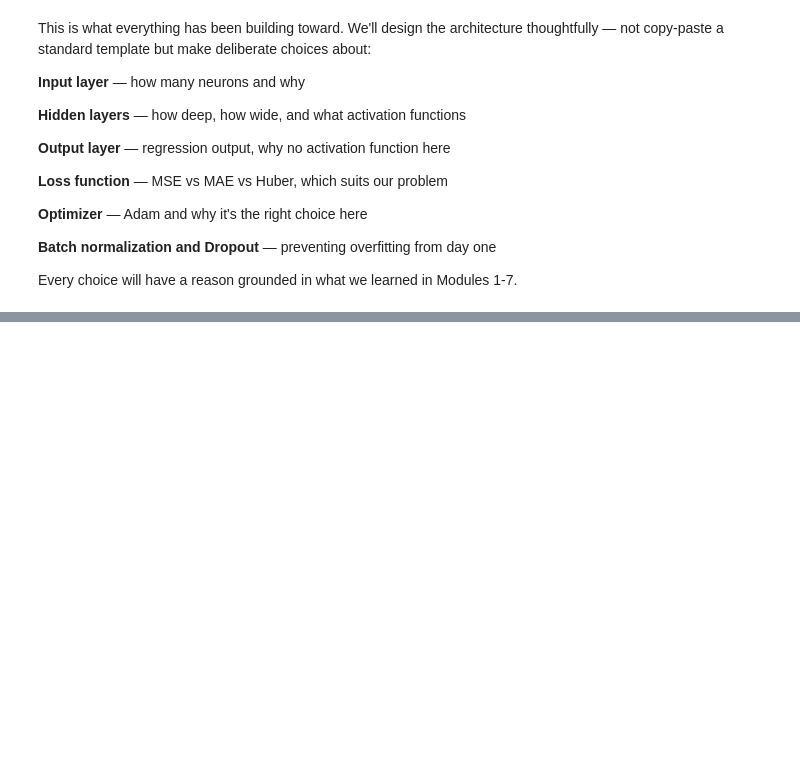
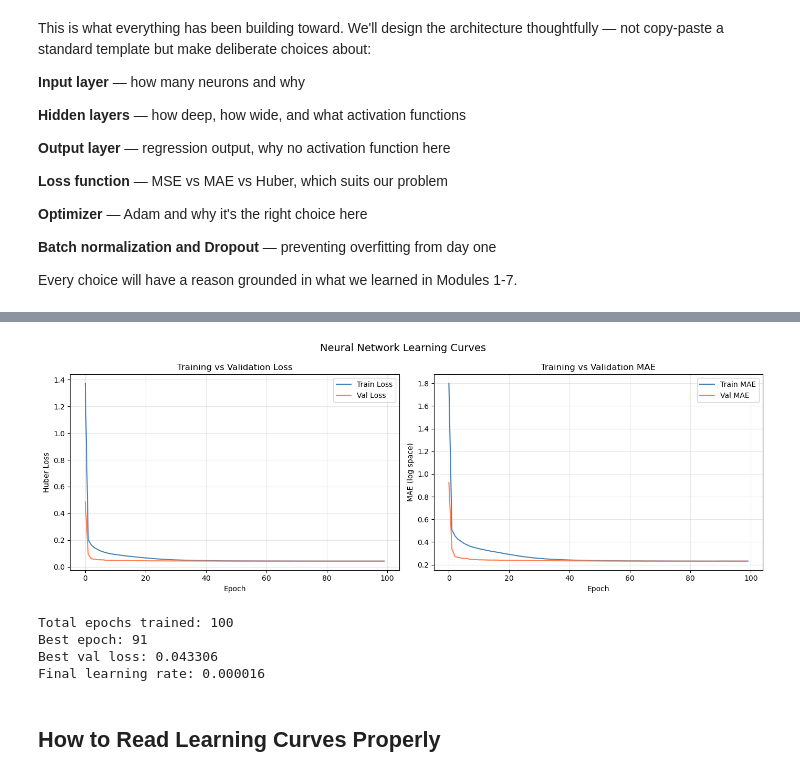
Before and after one commit to sayed-ashfaq/PorterOrg_Regression_problem, a Jupyter notebook: 2. Porter_Modeling.ipynb, the cells around one changed output, grey strips where cells are left out. Drawn from its saved outputs; the diff is of its cells as text; code cells hidden in the pictures; blank space fills up the shorter version.

Commit message:
NN trained and tested

```diff
--- a/2. Porter_Modeling.ipynb
+++ b/2. Porter_Modeling.ipynb
@@ -363,0 +595,43 @@ Every choice will have a reason grounded in what we learned in Modules 1-7.
+# %%
+# ── Plot Learning Curves ───────────────────────────────────────────────
+fig, axes = plt.subplots(1, 2, figsize=(14, 5))
+
+# Loss curves
+axes[0].plot(history.history['loss'],
+             label='Train Loss', color='steelblue')
+axes[0].plot(history.history['val_loss'],
+             label='Val Loss', color='coral')
+axes[0].set_title('Training vs Validation Loss')
+axes[0].set_xlabel('Epoch')
+axes[0].set_ylabel('Huber Loss')
+axes[0].legend()
+axes[0].grid(True, alpha=0.3)
+
+# MAE curves
+axes[1].plot(history.history['mae'],
+             label='Train MAE', color='steelblue')
+axes[1].plot(history.history['val_mae'],
+             label='Val MAE', color='coral')
+axes[1].set_title('Training vs Validation MAE')
+axes[1].set_xlabel('Epoch')
+axes[1].set_ylabel('MAE (log space)')
+axes[1].legend()
+axes[1].grid(True, alpha=0.3)
+
+plt.suptitle('Neural Network Learning Curves', fontsize=14)
+plt.tight_layout()
+plt.show()
+
+# Training summary
+print(f"Total epochs trained: {len(history.history['loss'])}")
+print(f"Best epoch: {np.argmin(history.history['val_loss'])+1}")
+print(f"Best val loss: {min(history.history['val_loss']):.6f}")
+print(f"Final learning rate: {model.optimizer.learning_rate.numpy():.6f}")
+# %% [output]
+[figure, added]
+Total epochs trained: 100
+Best epoch: 91
+Best val loss: 0.043306
+Final learning rate: 0.000016
+# %% [markdown]
+## How to Read Learning Curves Properly
```
Also changed, not shown: parts of 21 cells of this notebook, 4 other files.
